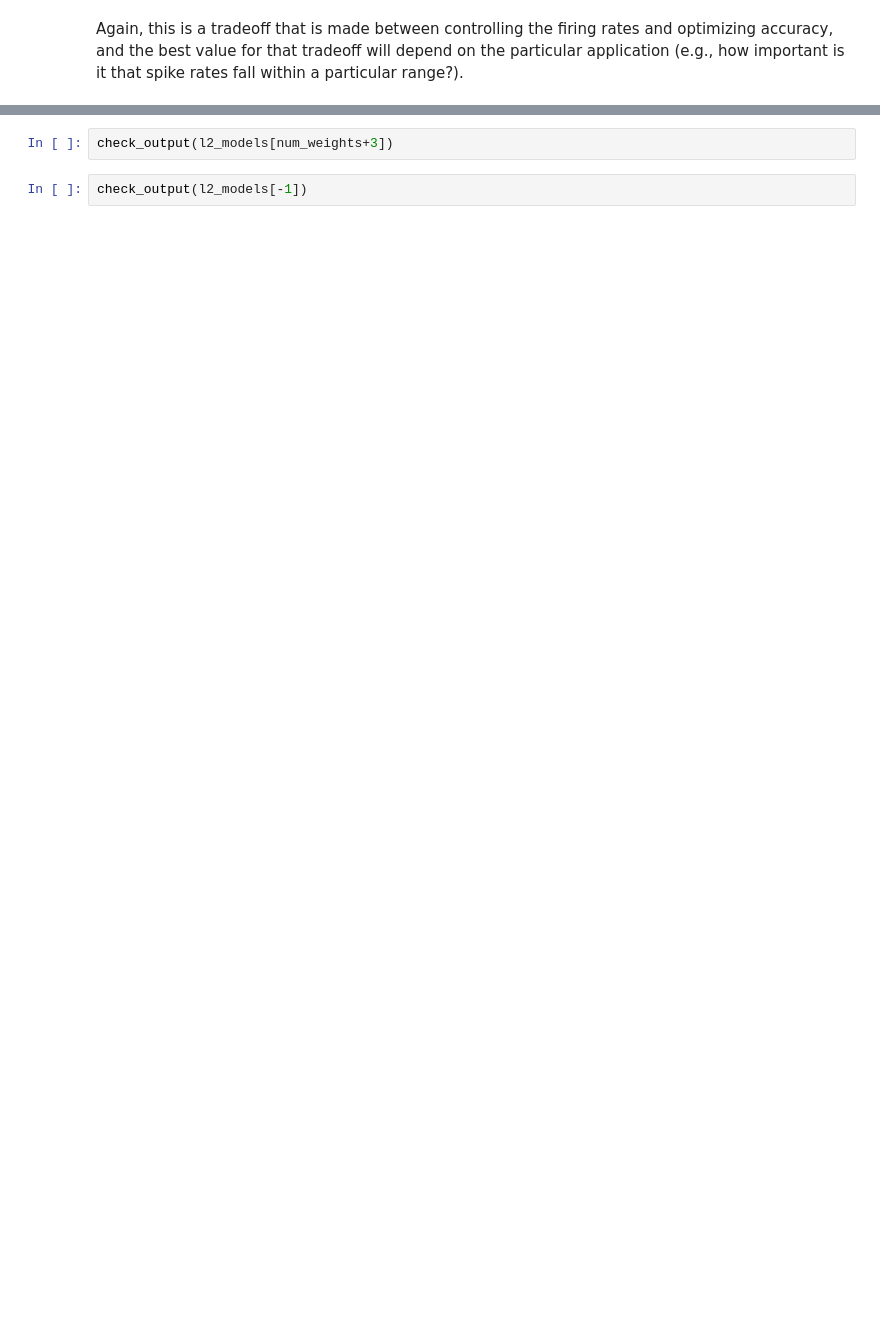
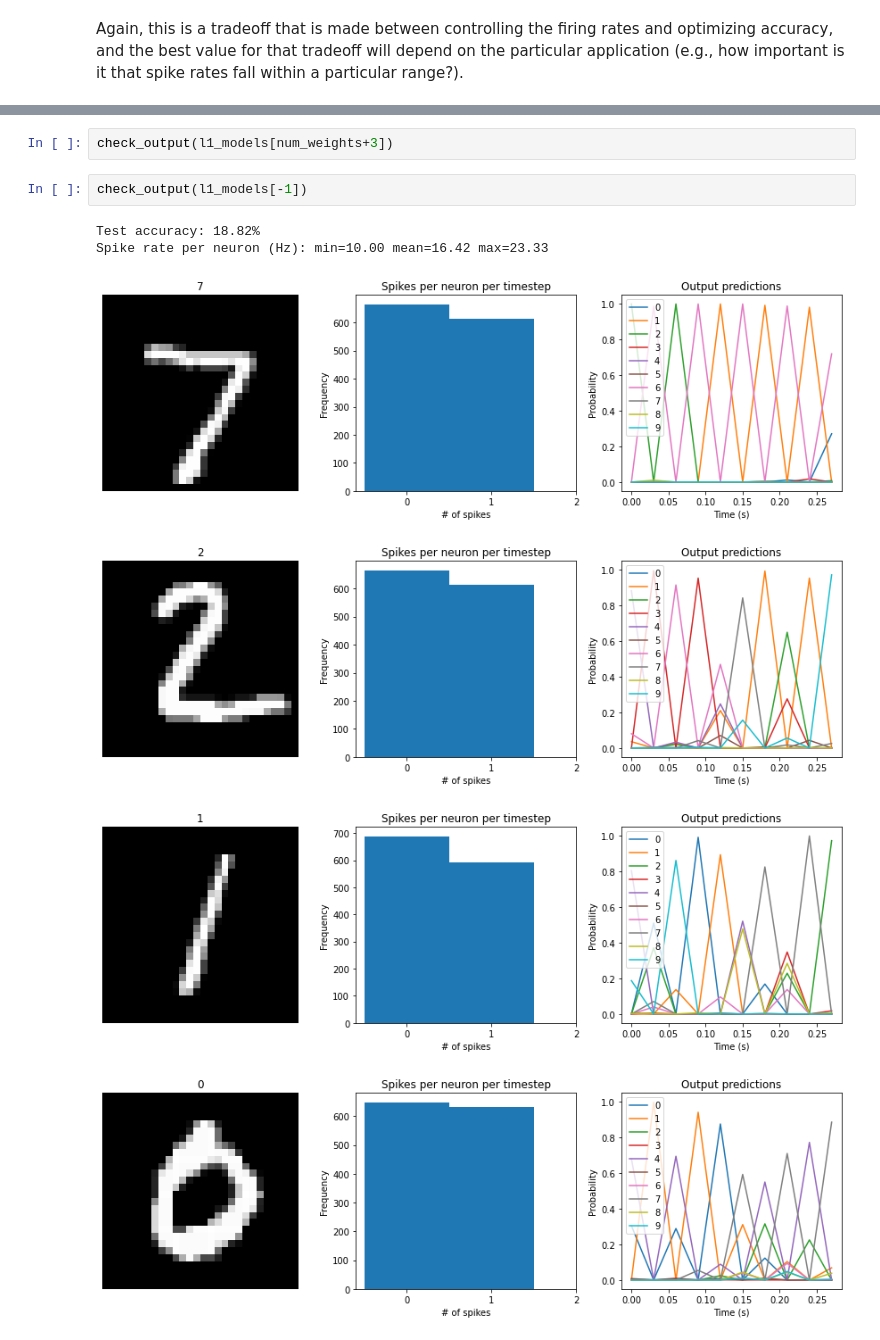
Before and after one commit to justinborromeo/syde-552-project, a Jupyter notebook: experiments/spike_rate_regularization.ipynb, the cells around one changed output, grey strips where cells are left out. Cells and saved outputs as stored; diff of their text form; blank space fills up the shorter version.

```diff
--- a/experiments/spike_rate_regularization.ipynb
+++ b/experiments/spike_rate_regularization.ipynb
@@ -482,4 +439,11 @@ check_output(l2_models[num_weights])
 # %%
-check_output(l2_models[num_weights+3])
+check_output(l1_models[num_weights+3])
 # %%
-check_output(l2_models[-1])
+check_output(l1_models[-1])
+# %% [output]
+Test accuracy: 18.82%
+Spike rate per neuron (Hz): min=10.00 mean=16.42 max=23.33
+[figure, added]
+[figure, added]
+[figure, added]
+[figure, added]
```
Also changed, not shown: parts of 15 cells of this notebook.
